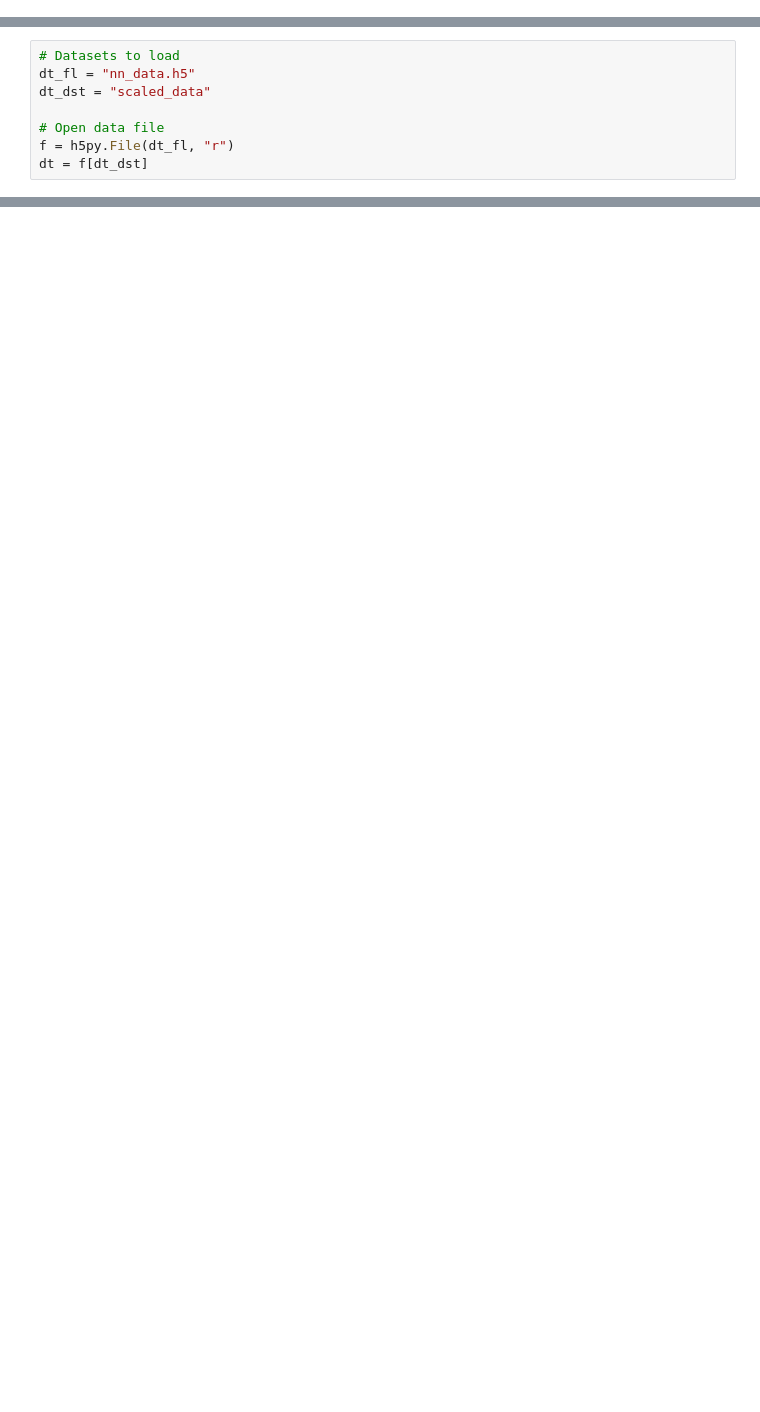
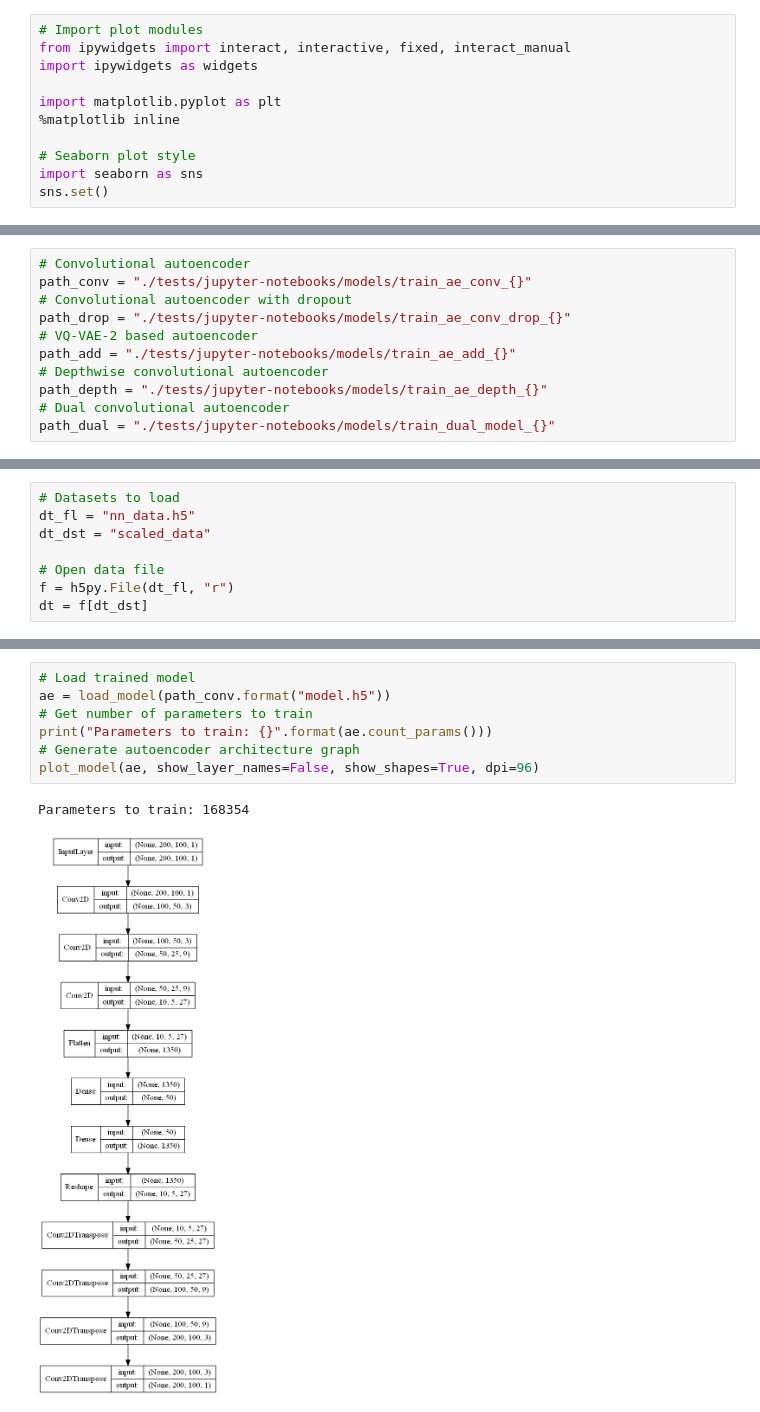
Before and after one commit to felipecastrotc/autoencoder-surrogate-model, a Jupyter notebook: Autoencoder.ipynb, the cells around one changed output, grey strips where cells are left out. Drawn from its saved outputs; the diff is of its cells as text; blank space fills up the shorter version.

```diff
--- a/Autoencoder.ipynb
+++ b/Autoencoder.ipynb
@@ -65,0 +75,11 @@ from utils_keras import loss_norm_error, loss_norm_error_np
+# %%
+# Import plot modules
+from ipywidgets import interact, interactive, fixed, interact_manual
+import ipywidgets as widgets
+
+import matplotlib.pyplot as plt
+%matplotlib inline
+
+# Seaborn plot style
+import seaborn as sns
+sns.set()
@@ -65,0 +88,11 @@ from utils_keras import loss_norm_error, loss_norm_error_np
+# %%
+# Convolutional autoencoder
+path_conv = "./tests/jupyter-notebooks/models/train_ae_conv_{}"
+# Convolutional autoencoder with dropout
+path_drop = "./tests/jupyter-notebooks/models/train_ae_conv_drop_{}"
+# VQ-VAE-2 based autoencoder
+path_add = "./tests/jupyter-notebooks/models/train_ae_add_{}"
+# Depthwise convolutional autoencoder
+path_depth = "./tests/jupyter-notebooks/models/train_ae_depth_{}"
+# Dual convolutional autoencoder
+path_dual = "./tests/jupyter-notebooks/models/train_dual_model_{}"
@@ -83,0 +115,10 @@ dt = f[dt_dst]
+# %%
+# Load trained model
+ae = load_model(path_conv.format("model.h5"))
+# Get number of parameters to train
+print("Parameters to train: {}".format(ae.count_params()))
+# Generate autoencoder architecture graph
+plot_model(ae, show_layer_names=False, show_shapes=True, dpi=96)
+# %% [output]
+Parameters to train: 168354
+[figure, added]
```
Also changed, not shown: parts of 47 cells of this notebook, 18 other files.
